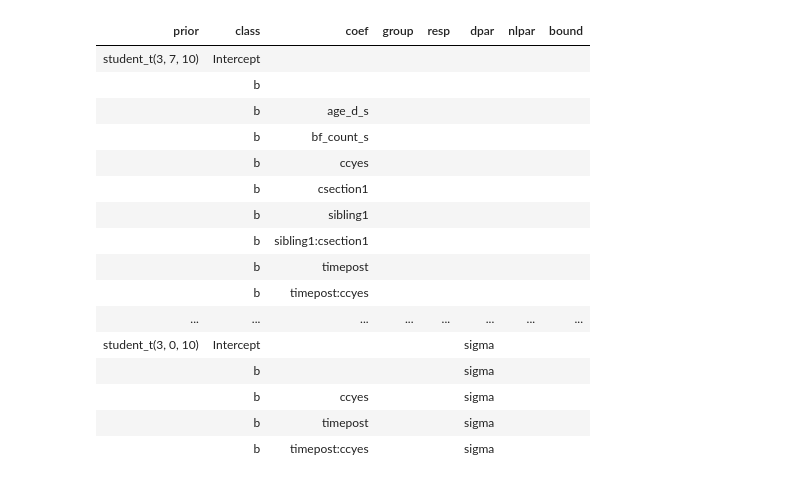
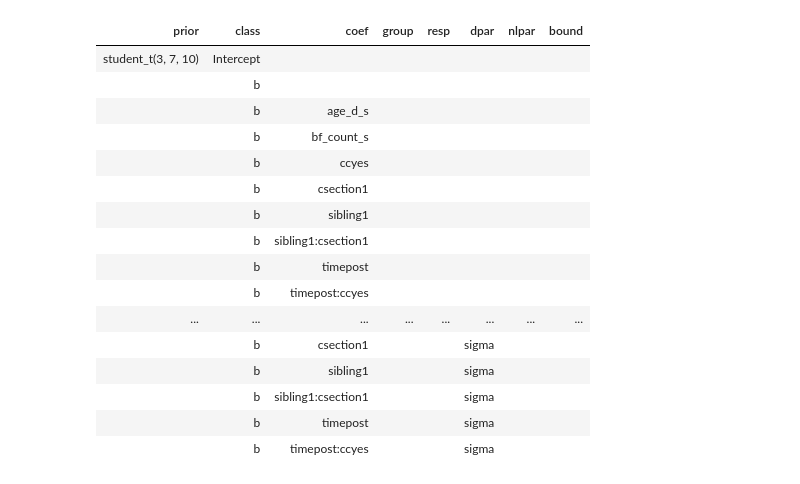
Before and after one commit to HenrikEckermann/bibo, a Jupyter notebook: notebooks/bayesian_diff_ab.ipynb, the cells around one changed output. Saved outputs shown, nothing was run; the diff lists cells and outputs as text; code cells hidden in the pictures.

Commit message:
refit models with different sigma

```diff
--- a/notebooks/bayesian_diff_ab.ipynb
+++ b/notebooks/bayesian_diff_ab.ipynb
@@ -17,28 +36,28 @@ load(here("rdata/data_mi.rds"))
 # %%
 # define the formula we use at the example of Bifidobacterium
 formula_mu <- glue("Bifidobacterium ~ time*cc + age_d_s + bf_count_s + sibling*csection + (1|subject_id)") %>% as.formula()
-formula_sigma <- sigma ~ 1 + time*cc
+formula_sigma <- sigma ~ 1 + time*cc + sibling*csection
 formula <- bf(formula_mu, formula_sigma)
 # see default priors brms
 get_prior(formula, data = data_imp[[1]], family = student)
 # we use default prior except for using a normal(0, 1) prior for the b
 # which makes the model more skeptical of large effect sizes
 # %% [output]
 | prior | class | coef | group | resp | dpar | nlpar | bound |
 | student_t(3, 7, 10) | Intercept |  |  |  |  |  |  |
 |  | b |  |  |  |  |  |  |
 |  | b | age_d_s |  |  |  |  |  |
 |  | b | bf_count_s |  |  |  |  |  |
 |  | b | ccyes |  |  |  |  |  |
 |  | b | csection1 |  |  |  |  |  |
 |  | b | sibling1 |  |  |  |  |  |
 |  | b | sibling1:csection1 |  |  |  |  |  |
 |  | b | timepost |  |  |  |  |  |
 |  | b | timepost:ccyes |  |  |  |  |  |
 | ... | ... | ... | ... | ... | ... | ... | ... |
-| student_t(3, 0, 10) | Intercept |  |  |  | sigma |  |  |
-|  | b |  |  |  | sigma |  |  |
-|  | b | ccyes |  |  | sigma |  |  |
+|  | b | csection1 |  |  | sigma |  |  |
+|  | b | sibling1 |  |  | sigma |  |  |
+|  | b | sibling1:csection1 |  |  | sigma |  |  |
 |  | b | timepost |  |  | sigma |  |  |
 |  | b | timepost:ccyes |  |  | sigma |  |  |
 # %%
```
Also changed, not shown: parts of 26 cells of this notebook, 5 other files.
